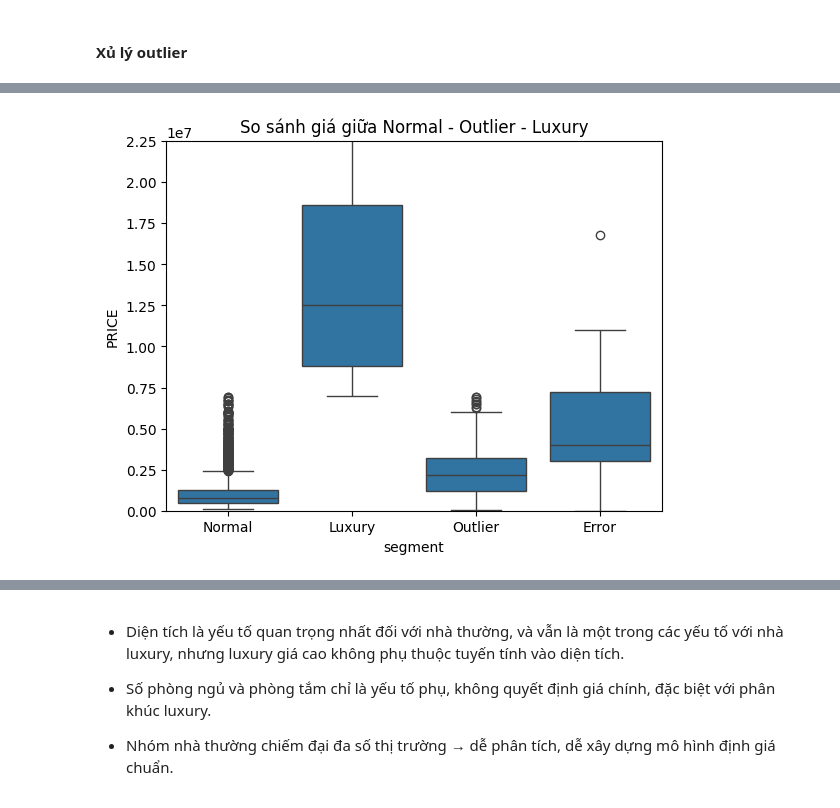
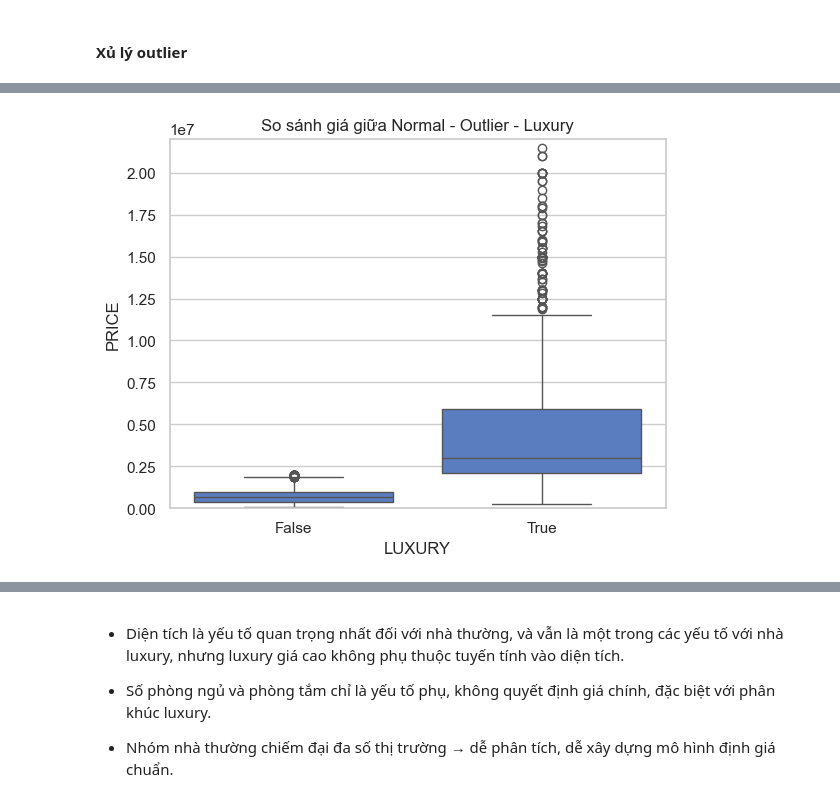
Before and after one commit to ducmanh1313/price_house_ny, a Jupyter notebook: notebooks/data_cleaning.ipynb, the cells around one changed output, grey strips where cells are left out. Drawn from its saved outputs; the diff is of its cells as text; code cells hidden in the pictures.

Commit message:
sua data_clean

```diff
--- a/notebooks/data_cleaning.ipynb
+++ b/notebooks/data_cleaning.ipynb
@@ -30,0 +43,4 @@ df.shape
+# %%
+
+df = df.sort_values(['BEDS', 'BATH'], ascending=True)
+df.head(28)
@@ -483,0 +476,37 @@ max    6.900000e+06  21000.000000   20.000000   17.000000
+# %%
+df_clean = df.copy()
+
+# Chuyển đổi kiểu dữ liệu số
+df_clean['PRICE'] = pd.to_numeric(df_clean['PRICE'], errors='coerce')
+df_clean['BEDS'] = pd.to_numeric(df_clean['BEDS'], errors='coerce')
+df_clean['BATH'] = pd.to_numeric(df_clean['BATH'], errors='coerce')
+df_clean['PROPERTYSQFT'] = pd.to_numeric(df_clean['PROPERTYSQFT'], errors='coerce')
+
+df_clean = df_clean.dropna(subset=['PRICE', 'BEDS', 'BATH', 'PROPERTYSQFT'])
+df_clean = df_clean[(df_clean['PRICE'] > 10000) &
+                    (df_clean['PROPERTYSQFT'] > 100) &
+                    (df_clean['BEDS'] > 0) &
+                    (df_clean['BATH'] > 0)]
+
+# 2. Tạo cột PRICE_PER_SQFT
+df_clean['PRICE_PER_SQFT'] = df_clean['PRICE'] / df_clean['PROPERTYSQFT']
+
+# 3. Tạo cột LUXURY (chỉ 1 cột mới duy nhất!)
+df_clean['LUXURY'] = (df_clean['PRICE'] >= 2000000) | (df_clean['PRICE_PER_SQFT'] >= 1000)
+
+
+
+# 5. Phân tích nhanh đặc điểm nhà luxury
+df_luxury = df_clean[df_clean['LUXURY']]
+df_normal = df_clean[~df_clean['LUXURY']]
+
+print("=== KẾT QUẢ PHÂN TÍCH NHANH ===")
+print(f"Tổng số nhà: {len(df_clean)}")
+print(f"Số nhà luxury: {len(df_luxury)}")
+print(f"Số nhà thường: {len(df_normal)}")
+print(f"\nSố phòng tắm trung bình:")
+print(f"- Luxury: {df_luxury['BATH'].mean():.1f}")
+print(f"- Thường: {df_normal['BATH'].mean():.1f}")
+print(f"\nPhân bổ ở Manhattan:")
+print(f"- Luxury: {(df_luxury['BOROUGH'].str.contains('Manhattan').sum() / len(df_luxury) * 100):.1f}%")
+print(f"- Thường: {(df_normal['BOROUGH'].str.contains('Manhattan').sum() / len(df_normal) * 100):.1f}%")
@@ -553,10 +580,10 @@ Name: PROPERTYSQFT, dtype: float64
 # %%
-sns.boxplot(x='segment', y='PRICE', data=df)
+sns.boxplot(x='LUXURY', y='PRICE', data=df_clean)
 plt.ylim(0, df['PRICE'].quantile(0.99))
 plt.title("So sánh giá giữa Normal - Outlier - Luxury")
 plt.show()
 # %% [output]
-[figure, old version]
+[figure, new version]
 # %%
 df_luxury
 # %% [output]
```
Also changed, not shown: parts of 51 cells of this notebook, 1 other file.
